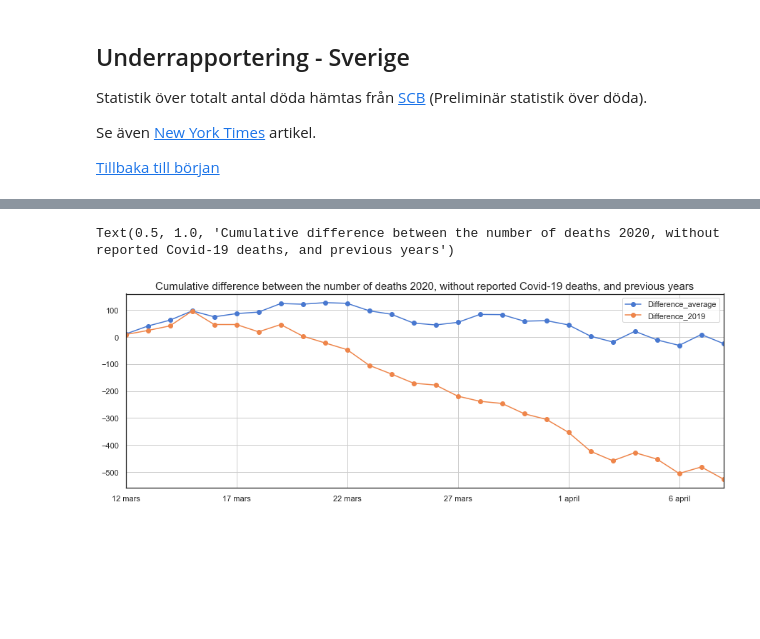
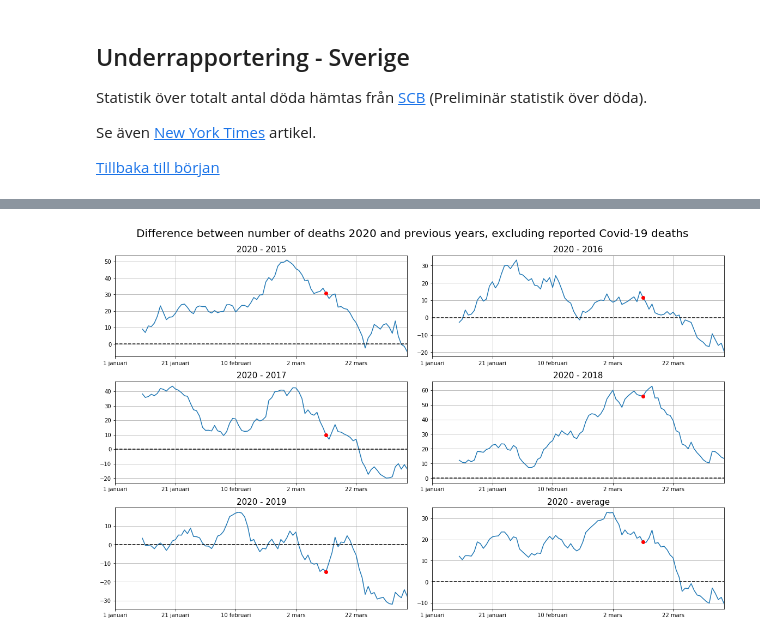
Before and after one commit to Frallmeister/covid19, a Jupyter notebook: corona_notebook.ipynb, the cells around one changed output, grey strips where cells are left out. Cells and saved outputs as stored; diff of their text form; code cells hidden in the pictures; blank space fills up the shorter version.

```diff
--- a/corona_notebook.ipynb
+++ b/corona_notebook.ipynb
@@ -290,3 +299,21 @@ Statistik över totalt antal döda hämtas från [SCB](https://scb.se/hitta-stat
 Se även [New York Times](https://www.nytimes.com/interactive/2020/04/21/world/coronavirus-missing-deaths.html) artikel.
 
 [Tillbaka till början](#top)
+# %%
+a = []
+for i in data.keys():
+    if not 'average' in i:
+        a.append(df_sweden[i].rolling(10).sum().to_list())
+
+fig, ax = plt.subplots(3,2,figsize=(16,10), constrained_layout=True)
+fig.suptitle('Mortality rate per year compared to the mean between 2015-2019', fontsize=20)
+ax = np.reshape(ax,-1)
+
+year = 2015
+for axes, y in zip(ax, a):
+    axes.plot(y, label='')
+    axes.plot(df_sweden['Deaths_average'].rolling(10).sum().to_list(), label='Average')
+    axes.grid(True)
+    axes.set_title(f"{year}", fontsize=15)
+    axes.legend()
+    year+=1
@@ -293,31 +322,53 @@ Se även [New York Times](https://www.nytimes.com/interactive/2020/04/21/world/c
 # %%
 workbook = xlrd.open_workbook('2020-04-17---preliminar-statistik-over-doda-inkl-eng.xlsx', on_demand=True)
 worksheet = workbook.sheet_by_name('Tabell 1')
-df_2020_deaths = pd.read_excel("Folkhalsomyndigheten_Covid19.xlsx", sheet_name=1, usecols="B")
+df_corona_deaths = pd.read_excel("Folkhalsomyndigheten_Covid19.xlsx", sheet_name=1, usecols="B")
 
 dates = worksheet.col_values(0,7,373)
-deaths_avg = worksheet.col_values(7, 7, 373)
+
+deaths_2015 = worksheet.col_values(1, 7, 373)
+deaths_2016 = worksheet.col_values(2, 7, 373)
+deaths_2017 = worksheet.col_values(3, 7, 373)
+deaths_2018 = worksheet.col_values(4, 7, 373)
 deaths_2019 = worksheet.col_values(5, 7, 373)
 deaths_2020 = worksheet.col_values(6, 7, 373)
-df_sweden = pd.DataFrame({'Deaths_average': deaths_avg, 'Deaths_2020': deaths_2020, 'Deaths_2019': deaths_2019}, index=dates)
+deaths_avg = worksheet.col_values(7, 7, 373)
+
+data = {
+    'Deaths_2015': deaths_2015,
+    'Deaths_2016': deaths_2016,
+    'Deaths_2017': deaths_2017,
+    'Deaths_2018': deaths_2018,
+    'Deaths_2019': deaths_2019,
+    'Deaths_2020': deaths_2020,
+    'Deaths_average': deaths_avg,
+}
+
+df_sweden = pd.DataFrame(data, index=dates)
 df_sweden.drop(['29 februari'], inplace=True)
+df_sweden.loc[df_sweden['Deaths_2020'] == 0, 'Deaths_2020'] = np.nan
 
-df_sweden['Excess_deaths_average'] = df_sweden['Deaths_2020'] - df_sweden['Deaths_average']
-df_sweden['Excess_deaths_2019'] = df_sweden['Deaths_2020'] - df_sweden['Deaths_2019']
-
-list_2020_deaths = df_2020_deaths['Antal_avlidna'].to_list()
+list_corona_deaths = df_corona_deaths['Antal_avlidna'].to_list()
 df_sweden['Corona_deaths'] = 0
 index_first_death = 70
 index_last_day = index_first_death+len(list_2020_deaths)
-df_sweden.iloc[index_first_death:index_last_day,5] = list_2020_deaths
+df_sweden.iloc[index_first_death:index_last_day,7] = list_2020_deaths
 
-df_sweden['Difference_average'] = df_sweden['Corona_deaths'] - df_sweden['Excess_deaths_average']
-df_sweden['Difference_2019'] = df_sweden['Corona_deaths'] - df_sweden['Excess_deaths_2019']
+for year in data.keys():
+    year = year.split('_')[-1]
+    df_sweden[f'Excess_deaths_{year}'] = df_sweden['Deaths_2020'] - df_sweden[f'Deaths_{year}']
+    df_sweden[f'Difference_{year}'] = df_sweden['Corona_deaths'] - df_sweden[f'Excess_deaths_{year}']
 
-fig, ax = plt.subplots(figsize=(15,5))
+fig, ax = plt.subplots(3, 2, figsize=(16,10), constrained_layout=True)
+fig.suptitle('Difference between number of deaths 2020 and previous years, excluding reported Covid-19 deaths', fontsize=20)
+ax = np.reshape(ax,-1)
 last_reliable_day = min(index_last_day, deaths_2020.index(0))-10
-df_sweden.iloc[index_first_death:last_reliable_day,:].cumsum().plot(y=['Difference_average', 'Difference_2019'], grid=True, legend=True, marker='o', ax=ax)
-ax.set_title('Cumulative difference between the number of deaths 2020, without reported Covid-19 deaths, and previous years', fontsize=15)
+
+year = ['2015', '2016', '2017', '2018', '2019', 'average']
+for y, axes in zip(year, ax):
+    df_sweden.rolling(10).mean().iloc[:last_reliable_day,:].plot(y=[f'Difference_{y}'], grid=True, legend=False, ax=axes)
+    axes.plot(index_first_death, df_sweden.rolling(10).mean().iloc[index_first_death,:][f'Difference_{y}'], 'ro')
+    axes.set_title(f'2020 - {y}', fontsize=15)
+    axes.axhline(color='k', ls='--')
 # %% [output]
-Text(0.5, 1.0, 'Cumulative difference between the number of deaths 2020, without reported Covid-19 deaths, and previous years')
-[figure, old version]
+[figure, new version]
```
Also changed, not shown: parts of 9 cells of this notebook.
